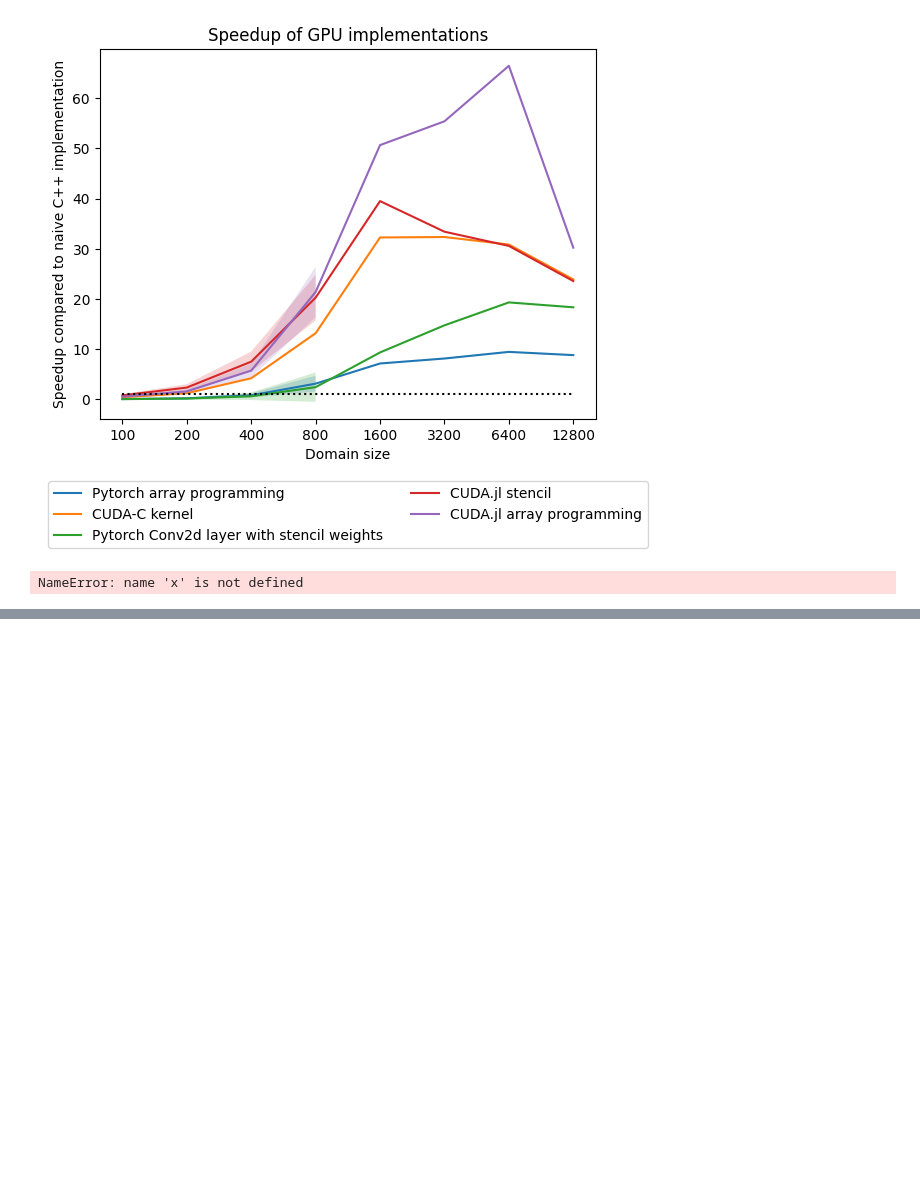
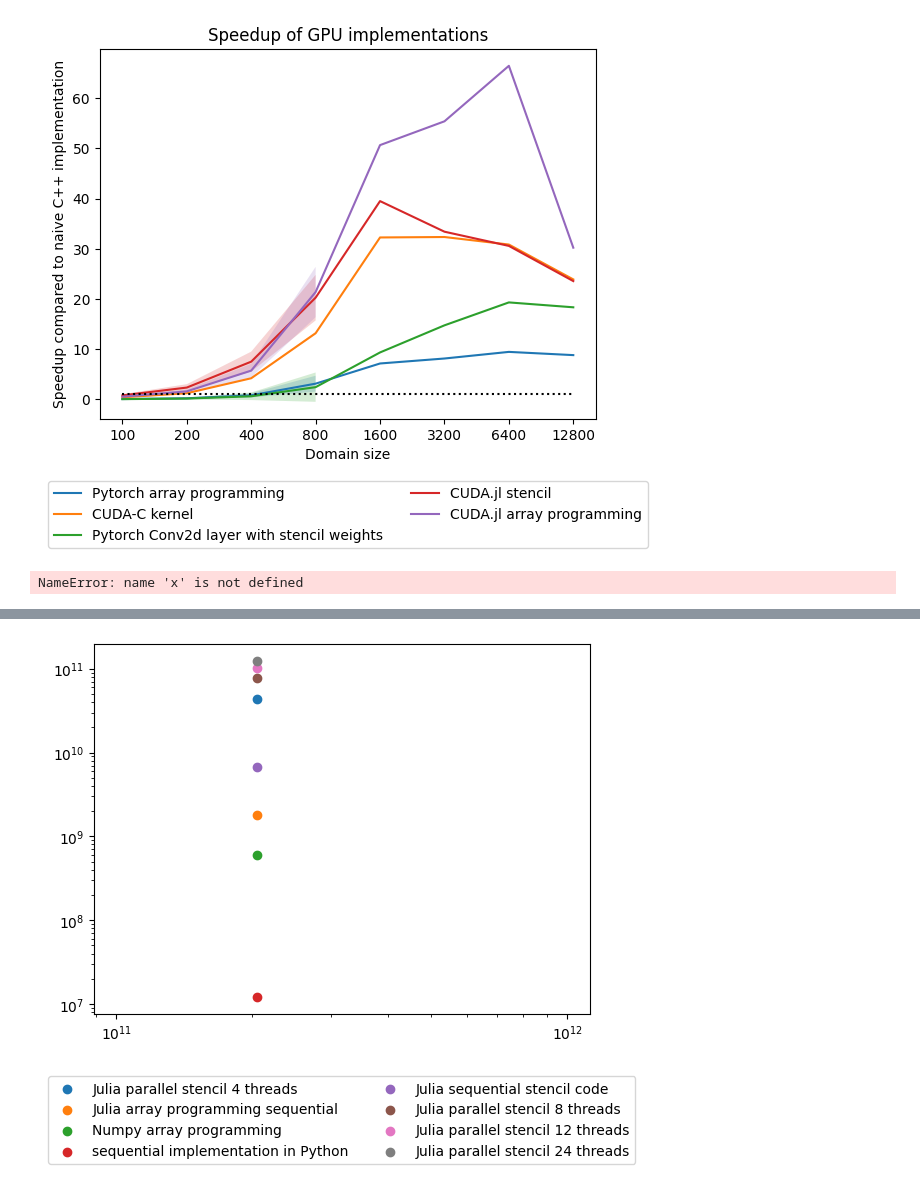
Before and after one commit to peteole/julia-2d-heat-equation, a Jupyter notebook: plotting_daniel.ipynb, the cells around one changed output, grey strips where cells are left out. Cells and saved outputs as stored; diff of their text form; code cells hidden in the pictures; blank space fills up the shorter version.

```diff
--- a/plotting_daniel.ipynb
+++ b/plotting_daniel.ipynb
@@ -184 +185,14 @@ plt.plot([0, 20], [0, 20], color="black", linestyle="dotted")
 [figure]
+# %%
+domain = 1600
+flops = domain*domain*5*5000
+
+ax=plt.gca()
+ax.set_xscale("log")
+ax.set_yscale("log")
+
+for implementation in cpu_implementations:
+    plt.scatter(204800000000, flops / implementations_dict[implementation]["mean"][4], label=implementations_dict[implementation]["label"])
+    plt.legend(bbox_to_anchor=(0.5, -0.15), loc='upper center', ncol=2)
+# %% [output]
+[figure, added]
```
Also changed, not shown: parts of 1 cell of this notebook.
